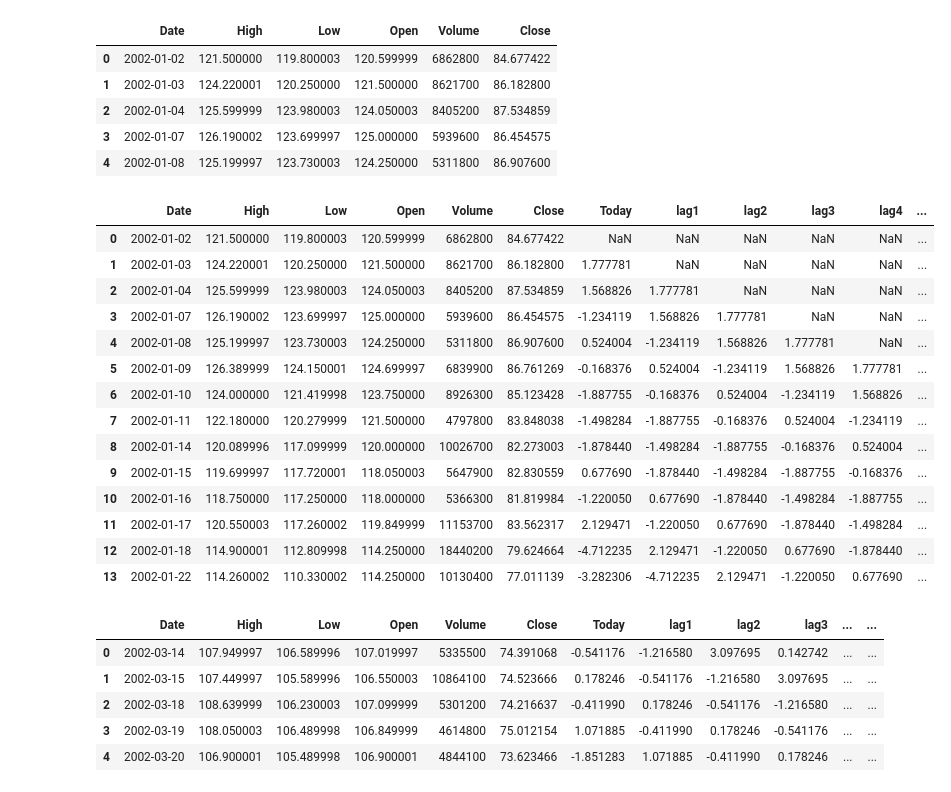
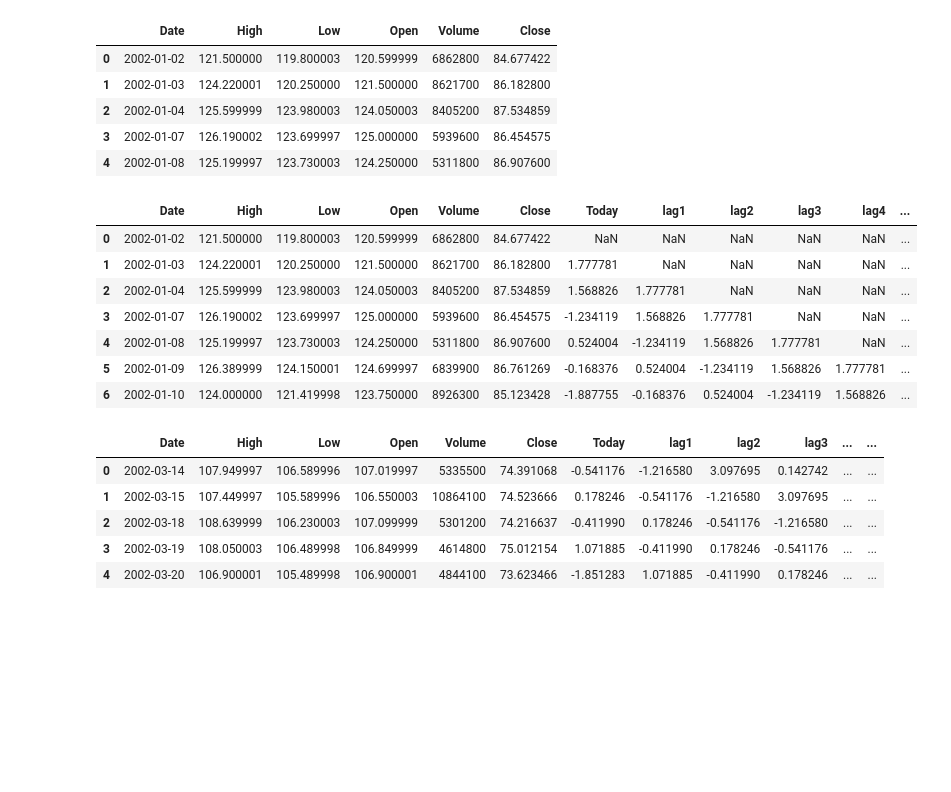
Before and after one commit to meenmo/Forecasting_Stock_Returns_via_Supervised_Learning, a Jupyter notebook: Code/DT_Revised_v1.ipynb, the cells around one changed output. Saved outputs shown, nothing was run; the diff lists cells and outputs as text; code cells hidden in the pictures; blank space fills up the shorter version.

```diff
--- a/Code/DT_Revised_v1.ipynb
+++ b/Code/DT_Revised_v1.ipynb
@@ -64,23 +64,16 @@ def create_lag_features(df, lag_days):
     return df_ret
 # %%
 df_features = create_lag_features(df_features, 5) # 5 lag features
-df_features.head(14)
+df_features.head(7)
 # %% [output]
 |  | Date | High | Low | Open | Volume | Close | Today | lag1 | lag2 | lag3 | lag4 | ... |
 | 0 | 2002-01-02 | 121.500000 | 119.800003 | 120.599999 | 6862800 | 84.677422 | NaN | NaN | NaN | NaN | NaN | ... |
 | 1 | 2002-01-03 | 124.220001 | 120.250000 | 121.500000 | 8621700 | 86.182800 | 1.777781 | NaN | NaN | NaN | NaN | ... |
 | 2 | 2002-01-04 | 125.599999 | 123.980003 | 124.050003 | 8405200 | 87.534859 | 1.568826 | 1.777781 | NaN | NaN | NaN | ... |
 | 3 | 2002-01-07 | 126.190002 | 123.699997 | 125.000000 | 5939600 | 86.454575 | -1.234119 | 1.568826 | 1.777781 | NaN | NaN | ... |
 | 4 | 2002-01-08 | 125.199997 | 123.730003 | 124.250000 | 5311800 | 86.907600 | 0.524004 | -1.234119 | 1.568826 | 1.777781 | NaN | ... |
 | 5 | 2002-01-09 | 126.389999 | 124.150001 | 124.699997 | 6839900 | 86.761269 | -0.168376 | 0.524004 | -1.234119 | 1.568826 | 1.777781 | ... |
 | 6 | 2002-01-10 | 124.000000 | 121.419998 | 123.750000 | 8926300 | 85.123428 | -1.887755 | -0.168376 | 0.524004 | -1.234119 | 1.568826 | ... |
-| 7 | 2002-01-11 | 122.180000 | 120.279999 | 121.500000 | 4797800 | 83.848038 | -1.498284 | -1.887755 | -0.168376 | 0.524004 | -1.234119 | ... |
-| 8 | 2002-01-14 | 120.089996 | 117.099999 | 120.000000 | 10026700 | 82.273003 | -1.878440 | -1.498284 | -1.887755 | -0.168376 | 0.524004 | ... |
-| 9 | 2002-01-15 | 119.699997 | 117.720001 | 118.050003 | 5647900 | 82.830559 | 0.677690 | -1.878440 | -1.498284 | -1.887755 | -0.168376 | ... |
-| 10 | 2002-01-16 | 118.750000 | 117.250000 | 118.000000 | 5366300 | 81.819984 | -1.220050 | 0.677690 | -1.878440 | -1.498284 | -1.887755 | ... |
-| 11 | 2002-01-17 | 120.550003 | 117.260002 | 119.849999 | 11153700 | 83.562317 | 2.129471 | -1.220050 | 0.677690 | -1.878440 | -1.498284 | ... |
-| 12 | 2002-01-18 | 114.900001 | 112.809998 | 114.250000 | 18440200 | 79.624664 | -4.712235 | 2.129471 | -1.220050 | 0.677690 | -1.878440 | ... |
-| 13 | 2002-01-22 | 114.260002 | 110.330002 | 114.250000 | 10130400 | 77.011139 | -3.282306 | -4.712235 | 2.129471 | -1.220050 | 0.677690 | ... |
 # %%
 # drop earlier data with missing lag features
 df_features.dropna(inplace=True)
```
Also changed, not shown: parts of 1 cell of this notebook.
